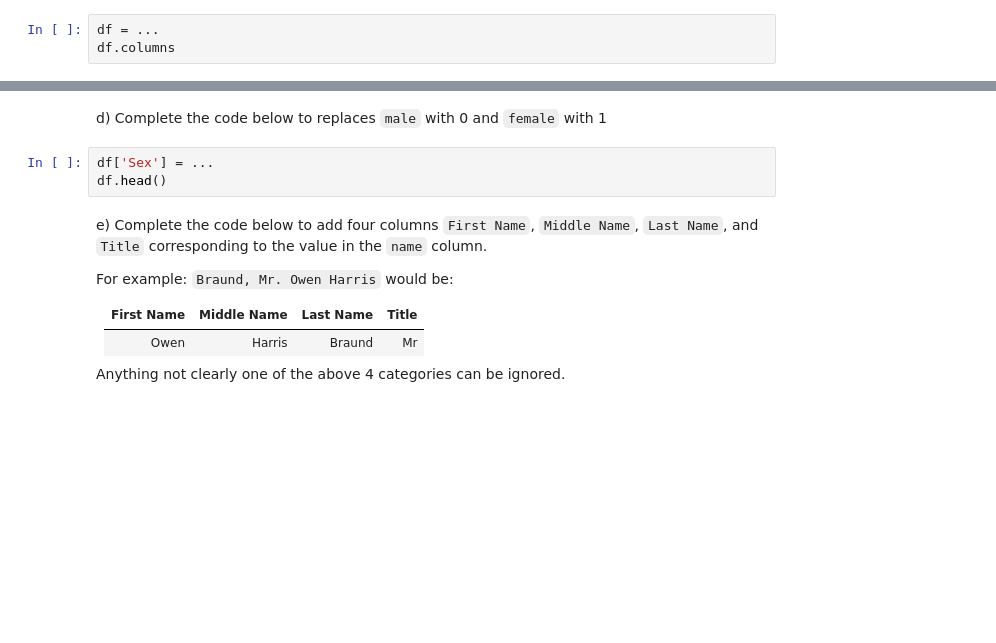
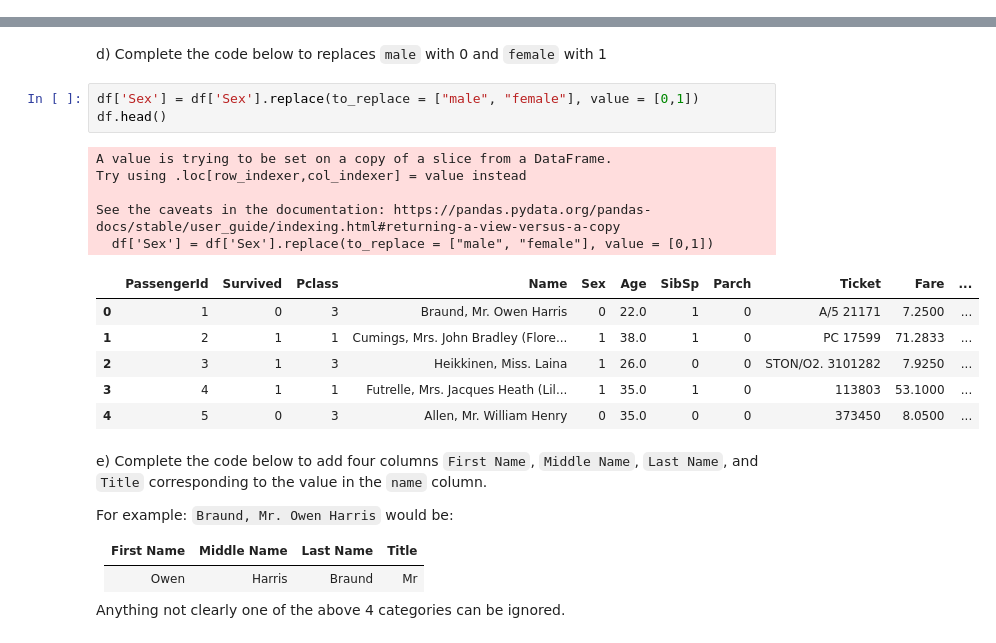
Before and after one commit to clarkaid/Data-Science-Fundamentals, a Jupyter notebook: lecture_02/worksheet_02.ipynb, the cells around one changed output, grey strips where cells are left out. Saved outputs shown, nothing was run; the diff lists cells and outputs as text; blank space fills up the shorter version.

```diff
--- a/lecture_02/worksheet_02.ipynb
+++ b/lecture_02/worksheet_02.ipynb
@@ -117,5 +136,2 @@ print("there are " +  str(...) + " rows with at least one empty value")
 # %% [markdown]
 c) Complete the code below to remove all columns with more than 200 NaN values
-# %%
-df = ...
-df.columns
@@ -122,8 +145,20 @@ df.columns
 # %% [markdown]
 d) Complete the code below to replaces `male` with 0 and `female` with 1
 # %%
-df['Sex'] = ...
+df['Sex'] = df['Sex'].replace(to_replace = ["male", "female"], value = [0,1])
 df.head()
+# %% [output]
+A value is trying to be set on a copy of a slice from a DataFrame.
+Try using .loc[row_indexer,col_indexer] = value instead
+
+See the caveats in the documentation: https://pandas.pydata.org/pandas-docs/stable/user_guide/indexing.html#returning-a-view-versus-a-copy
+  df['Sex'] = df['Sex'].replace(to_replace = ["male", "female"], value = [0,1])
+|  | PassengerId | Survived | Pclass | Name | Sex | Age | SibSp | Parch | Ticket | Fare | ... |
+| 0 | 1 | 0 | 3 | Braund, Mr. Owen Harris | 0 | 22.0 | 1 | 0 | A/5 21171 | 7.2500 | ... |
+| 1 | 2 | 1 | 1 | Cumings, Mrs. John Bradley (Flore... | 1 | 38.0 | 1 | 0 | PC 17599 | 71.2833 | ... |
+| 2 | 3 | 1 | 3 | Heikkinen, Miss. Laina | 1 | 26.0 | 0 | 0 | STON/O2. 3101282 | 7.9250 | ... |
+| 3 | 4 | 1 | 1 | Futrelle, Mrs. Jacques Heath (Lil... | 1 | 35.0 | 1 | 0 | 113803 | 53.1000 | ... |
+| 4 | 5 | 0 | 3 | Allen, Mr. William Henry | 0 | 35.0 | 0 | 0 | 373450 | 8.0500 | ... |
 # %% [markdown]
 e) Complete the code below to add four columns `First Name`, `Middle Name`, `Last Name`, and `Title` corresponding to the value in the `name` column.
 
```
Also changed, not shown: parts of 7 cells of this notebook.
